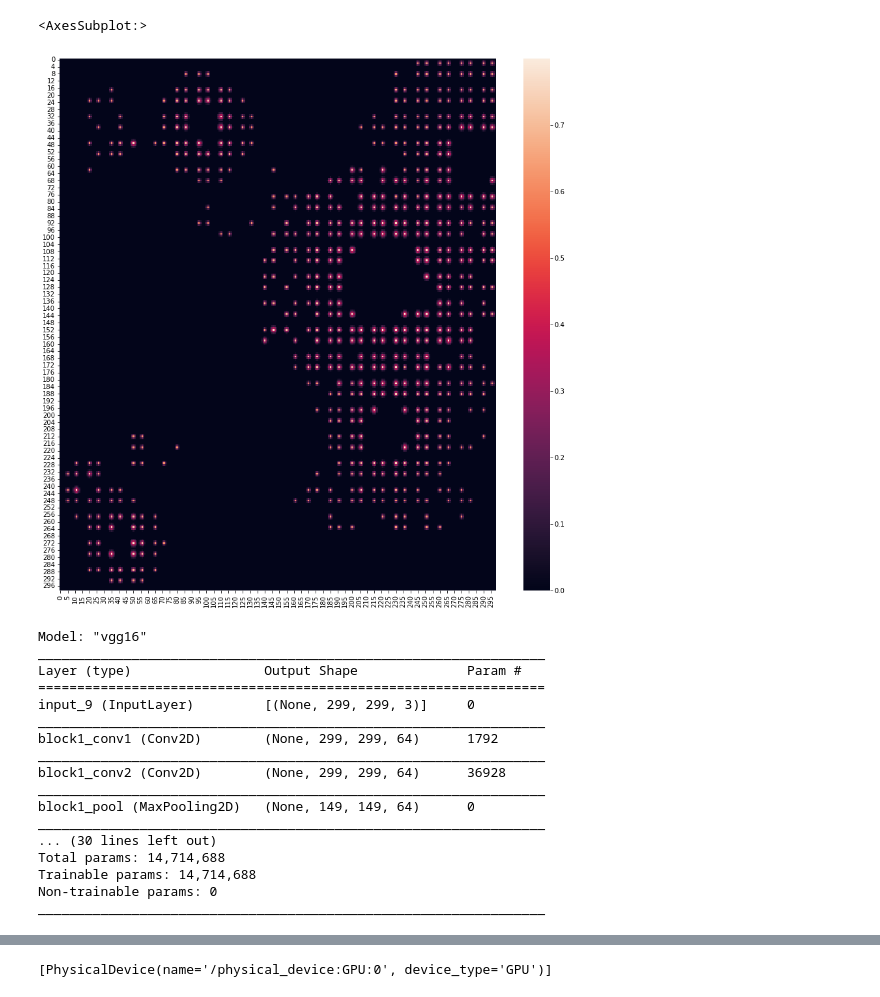
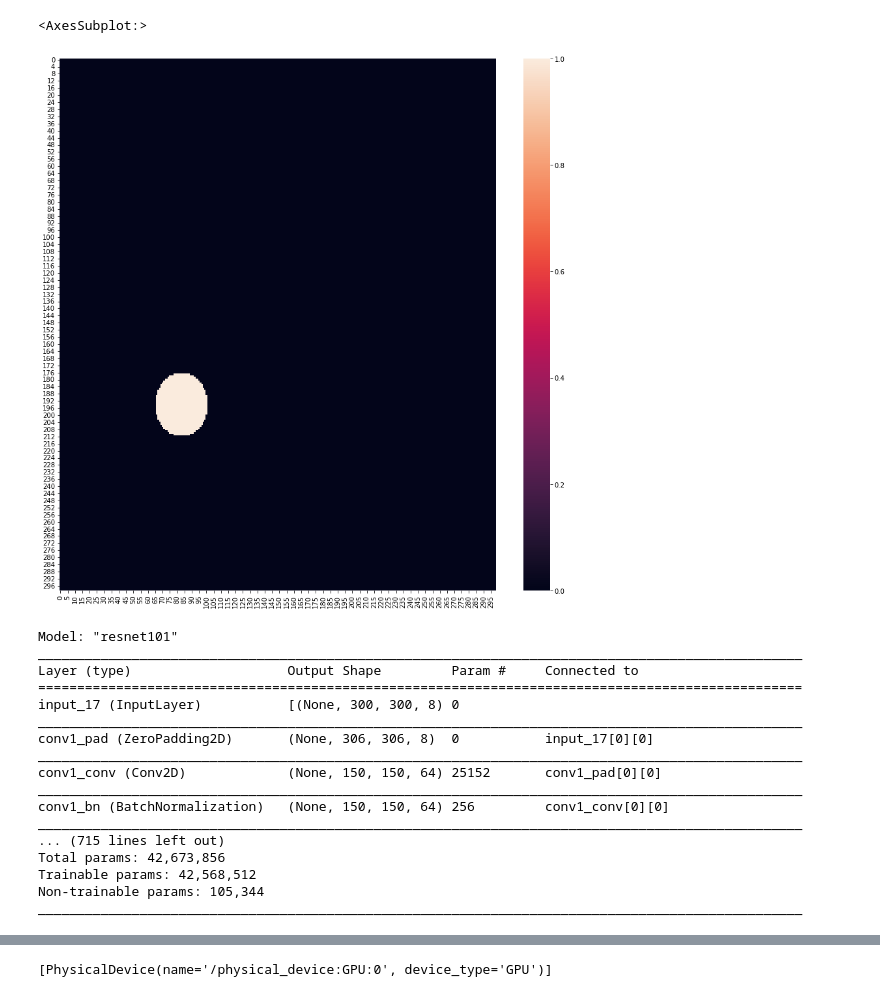
Before and after one commit to shahrokh765/MLSpectrumAllocation, a Jupyter notebook: CNN_transfer.ipynb, the cells around one changed output, grey strips where cells are left out. Drawn from its saved outputs; the diff is of its cells as text; code cells hidden in the pictures.

Commit message:
Add trained ResNet model for sensor setting and add initial functions of multi-su power maximization

```diff
--- a/CNN_transfer.ipynb
+++ b/CNN_transfer.ipynb
@@ -86 +84,13 @@ image_dir
+# %%
+# image_dir = "/home/shahrokh/projects/MLSpectrumAllocation/ML/data/pictures_299_299_transfer/log/" +\
+#             "noisy_std_1/pu_circle_su_circle_60/raw_power_min_max_norm/color/log_pu5_su6/" +\
+#             "variable_sensors_10_20_pus_5_sus_8_channels/images"
+sensors_location = {}
+for sensor_num in [49, 100, 225, 400, 625]:
+    sensors_location[sensor_num] = []
+    with open(f"data/sensors/square{100}/{sensor_num}/sensors.txt", 'r') as f:
+        lines = f.readlines()
+        for line in lines:
+            line = line.split(',')
+            sensors_location[sensor_num].append(Point(int(float(line[0])), int(float(line[1]))))
 # %%
@@ -107,21 +98,31 @@ plt.hist(data_reg[:, -1], bins='auto')
 # %%
 # LOAD DATA
-num_columns = (sensors_num if sensors else max_pus_num * 3 + 1) + max_sus_num * 3 + 2
+MAX_SU_TOTAL = True
+num_columns = (sensors_num + 1 if sensors else max_pus_num * 3 + 1) + max_sus_num * 3 + 2
 # num_columns = max_pus_num * 3 + 1 + max_sus_num * 3 + 2
 cols = [i for i in range(num_columns)]
-dataset_name = "dynamic_pus_using_pus_1000000_min10_max20PUs_min1_max5SUs_square1000grid_log_noisy_std1.0_2021_10_20_11_04.txt"
-max_dataset_name = "dynamic_pus_max_power_1000000_min10_max20PUs_min1_max5SUs_square1000grid_log_noisy_std1.0_2021_10_20_11_04.txt"
+dataset_name = "dynamic_pus_using_pus_50000_min10_max20PUs_5SUs_square100grid_splat_2022_06_09_13_24.txt"
+max_dataset_name = "dynamic_pus_max_power_50000_min10_max20PUs_5SUs_square100grid_splat_2022_06_09_13_24.txt"
+if MAX_SU_TOTAL:
+    max_su_total_dataset_name = "dynamic_pus_maximum_total_sus50000_min10_max20PUs_5SUs_square100grid_splat_2022_06_09_13_24.txt"
 with open('/'.join(image_dir.split('/')[:-1]) + '/datasets' + dtime + '.txt', 'w') as set_file:
     set_file.write(dataset_name + "\n")
     set_file.write(max_dataset_name)
+    if MAX_SU_TOTAL:
+        set_file.write(max_su_total_dataset_name)
 
 dataframe = pd.read_csv('data/'
                         + dataset_name, delimiter=',', header=None, names=cols)
 dataframe_max = pd.read_csv('data/'
                             + max_dataset_name, delimiter=',', header=None)
+if MAX_SU_TOTAL:
+    dataframe_max_su_total = pd.read_csv('data/' + max_su_total_dataset_name, delimiter=",", header=None,
+                                        names=[i for i in range(max_sus_num * 3 + 1)])
 
 dataframe.reset_index(drop=True, inplace=True)
 dataframe_max.reset_index(drop=True, inplace=True)
+if MAX_SU_TOTAL:
+    dataframe_max_su_total.reset_index(drop=True, inplace=True)
 dataframe_max[dataframe_max.shape[1] - 1] = dataframe_max[dataframe_max.shape[1] - 1].astype(float)
 
 dataframe_tot = pd.concat([dataframe, dataframe_max.iloc[:, dataframe_max.columns.values[-1:]]], axis=1,
@@ -129,11 +130,15 @@ dataframe_tot = pd.concat([dataframe, dataframe_max.iloc[:, dataframe_max.column
 
 idx = dataframe_tot[dataframe_tot[dataframe_tot.columns[-1]] == -float('inf')].index
 dataframe_tot.drop(idx, inplace=True)
+if MAX_SU_TOTAL:
+    dataframe_max_su_total.drop(idx, inplace=True)
 
 data_reg = dataframe_tot.values
 data_reg[data_reg < noise_floor] = noise_floor
+if MAX_SU_TOTAL:
+    data_max_su_tot = dataframe_max_su_total.values
 
-if sensors:
+if False and sensors:
     sensors_location = []
     with open(sensors_file_path, 'r') as f:
         lines = f.readlines()
@@ -604,5 +641,5 @@ np.max(data_reg[:,-1])
 # %%
-imm = read_image(123853, image_dir=f"{image_dir}")#, image_dir="/home/shahrokh/projects/MLSpectrumAllocation/ML/data/pictures_299_299_transfer/splat/pu_circle_su_circle_60/raw_power_min_max_norm/color/log_5/pus_1_sus_3_channels/images")
+imm = read_image(0, image_dir=f"{image_dir}")#, image_dir="/home/shahrokh/projects/MLSpectrumAllocation/ML/data/pictures_299_299_transfer/splat/pu_circle_su_circle_60/raw_power_min_max_norm/color/log_5/pus_1_sus_3_channels/images")
 immm = np.zeros((max_x, max_y, number_image_channels), dtype='float')
 for x in range(max_x):
     for y in range(max_y):
@@ -644,10 +678,10 @@ NameError: name 'ndimage' is not defined
 # %%
 
 fig, ax = plt.subplots(figsize=(15,15))         # Sample figsize in inches
-sns.heatmap(immm[:,:,2], ax=ax)
+sns.heatmap(imm[0,:,:,2], ax=ax)
 # %% [output]
 <AxesSubplot:>
-[figure, old version]
+[figure, new version]
 # %%
 def cnn_model(kernel_lam, bias_lam):
     inputs = Input(shape=(max_x, max_y, number_image_channels))
@@ -772,26 +806,26 @@ def fp_mae(y_true, y_pred):
     return K.mean(res)
 # %%
 # Xception model
-model_name = "vgg16"
-base_model = applications.VGG16(include_top=False, weights=None,
+model_name = "ResNet101"
+base_model = applications.ResNet101(include_top=False, weights=None,
                                 input_shape=(max_x, max_y, number_image_channels))
 base_model.trainable = True
 base_model.summary()
 # %% [output]
-Model: "vgg16"
-_________________________________________________________________
-Layer (type)                 Output Shape              Param #
-=================================================================
-input_9 (InputLayer)         [(None, 299, 299, 3)]     0
-_________________________________________________________________
-block1_conv1 (Conv2D)        (None, 299, 299, 64)      1792
-_________________________________________________________________
-block1_conv2 (Conv2D)        (None, 299, 299, 64)      36928
-_________________________________________________________________
-block1_pool (MaxPooling2D)   (None, 149, 149, 64)      0
-_________________________________________________________________
-... (30 lines left out)
-Total params: 14,714,688
-Trainable params: 14,714,688
-Non-trainable params: 0
-_________________________________________________________________
+Model: "resnet101"
+__________________________________________________________________________________________________
+Layer (type)                    Output Shape         Param #     Connected to
+==================================================================================================
+input_17 (InputLayer)           [(None, 300, 300, 8) 0
+__________________________________________________________________________________________________
+conv1_pad (ZeroPadding2D)       (None, 306, 306, 8)  0           input_17[0][0]
+__________________________________________________________________________________________________
+conv1_conv (Conv2D)             (None, 150, 150, 64) 25152       conv1_pad[0][0]
+__________________________________________________________________________________________________
+conv1_bn (BatchNormalization)   (None, 150, 150, 64) 256         conv1_conv[0][0]
+__________________________________________________________________________________________________
+... (715 lines left out)
+Total params: 42,673,856
+Trainable params: 42,568,512
+Non-trainable params: 105,344
+__________________________________________________________________________________________________
```
Also changed, not shown: parts of 75 cells of this notebook.
